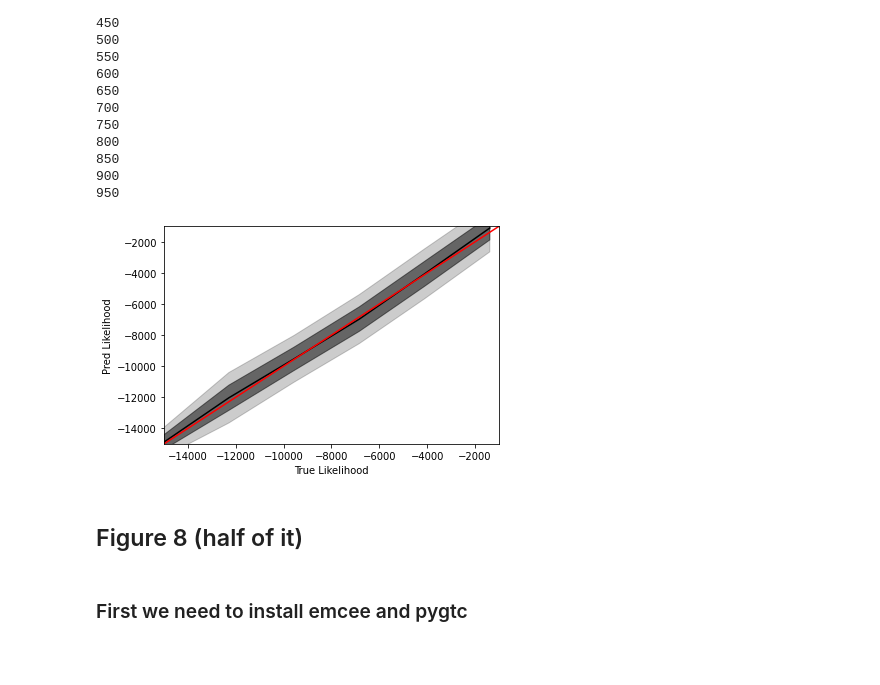
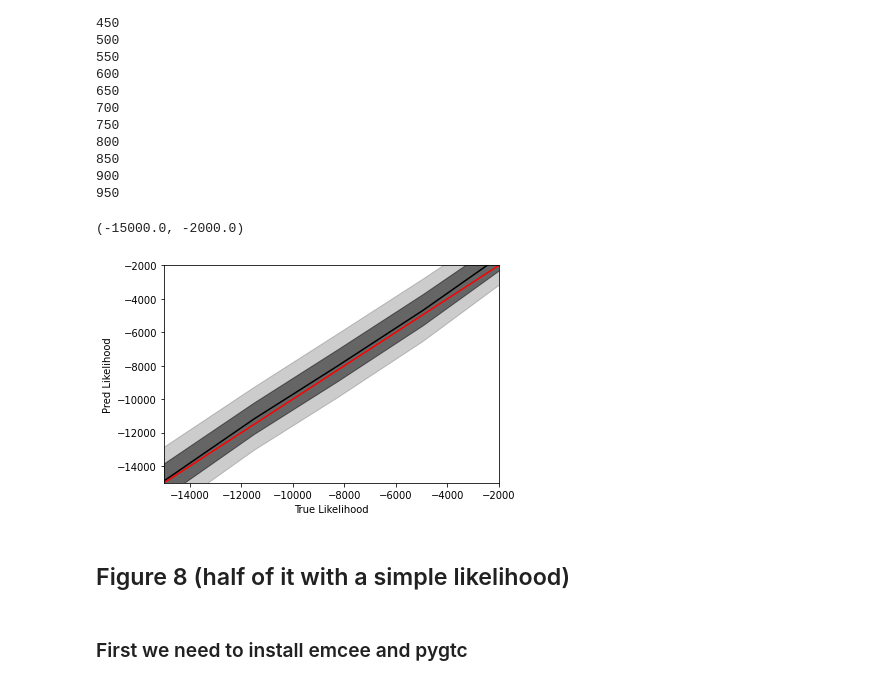
Before and after one commit to Martindelosrios/cosmic-kite, a Jupyter notebook: Examples/Figures.ipynb, the cells around one changed output. Saved outputs shown, nothing was run; the diff lists cells and outputs as text; code cells hidden in the pictures; blank space fills up the shorter version.

```diff
--- a/Examples/Figures.ipynb
+++ b/Examples/Figures.ipynb
@@ -728,8 +742,7 @@ tau_sigma = 0.008
 As_sigma  = 0.034e-9
 at_sigma  = 0.014
 
-
-pars = camb.CAMBparams()
+pars = camb.read_ini('/gdrive/My Drive/Colab Notebooks/cosmo_par/data/raw/planck_2018.ini')
 pars.set_cosmology(H0 = H0_true, ombh2 = omb_true, omch2 = omc_true, tau = tau_true)
 pars.InitPower.set_params(As = As_true, ns = n_true)
 pars.set_for_lmax(3000)
@@ -883,7 +897,7 @@ for i in range(n):
   powers  = results.get_cmb_power_spectra(pars, CMB_unit='muK')
   true_cl = powers['total'][lmin:lmax,1]
 
-  axs[0,2].plot(l,(fiducial - ck_pred), c = cm(col), label = r'$A_{s} = $' + str(round(As, 3)))
+  axs[0,2].plot(l,(fiducial - ck_pred), c = cm(col), label = r'$A_{s} = $' + "{:.2e}".format(As))
   axs[0,2].plot(l,(fiducial - true_cl), c = cm(col), linestyle = ':')
   axs[1,2].plot(l,(true_cl - ck_pred), c = cm(col))
 
@@ -920,8 +935,7 @@ tau_sigma = 0.008
 As_sigma  = 0.034e-9
 at_sigma  = 0.014
 
-
-pars = camb.CAMBparams()
+pars = camb.read_ini('/gdrive/My Drive/Colab Notebooks/cosmo_par/data/raw/planck_2018.ini')
 pars.set_cosmology(H0 = H0_true, ombh2 = omb_true, omch2 = omc_true, tau = tau_true)
 pars.InitPower.set_params(As = As_true, ns = n_true)
 pars.set_for_lmax(3000)
@@ -956,7 +970,7 @@ for j in range(nobs):
   As    = params[j, 5]
 
   # CAMB
-  pars = camb.CAMBparams()
+  pars = camb.read_ini('/gdrive/My Drive/Colab Notebooks/cosmo_par/data/raw/planck_2018.ini')
   pars.set_cosmology(H0 = H0, ombh2 = ombh2, omch2 = omch2, tau = tau)
   pars.InitPower.set_params(As = As, ns = n)
   pars.set_for_lmax(3000)
@@ -994,26 +1008,27 @@ for j in range(nobs):
 # %%
 from scipy.stats import binned_statistic
 
 lik_mean, edges, x = binned_statistic(like, like_ck, statistic='mean', bins = np.linspace(np.min(like), np.max(like),10))
 lik_sd, edges, x   = binned_statistic(like, like_ck, statistic='std', bins = np.linspace(np.min(like), np.max(like),10))
 
 x = np.zeros(9)
 for i in range(9):
   x[i] = edges[i]+ (edges[1] - edges[0])/2
 
 plt.plot(x, lik_mean, c = 'black')
 plt.fill_between(x, lik_mean - lik_sd, lik_mean + lik_sd, color = (0,0,0,0.5))
 plt.fill_between(x, lik_mean - 2*lik_sd, lik_mean + 2*lik_sd, color = (0,0,0,0.2))
 x = np.linspace(np.min(like), np.max(like), 100)
 plt.plot(x, x, color = 'red')
 plt.xlabel('True Likelihood')
 plt.ylabel('Pred Likelihood')
-plt.xlim((-1.5e4,-1e3))
-plt.ylim((-1.5e4,-1e3))
+plt.xlim((-1.5e4,-2e3))
+plt.ylim((-1.5e4,-2e3))
 # %% [output]
+(-15000.0, -2000.0)
-[figure, old version]
+[figure, new version]
 # %% [markdown]
-## Figure 8 (half of it)
+## Figure 8 (half of it with a simple likelihood)
 # %% [markdown]
 ### First we need to install emcee and pygtc
 # %%
```
Also changed, not shown: parts of 28 cells of this notebook.
